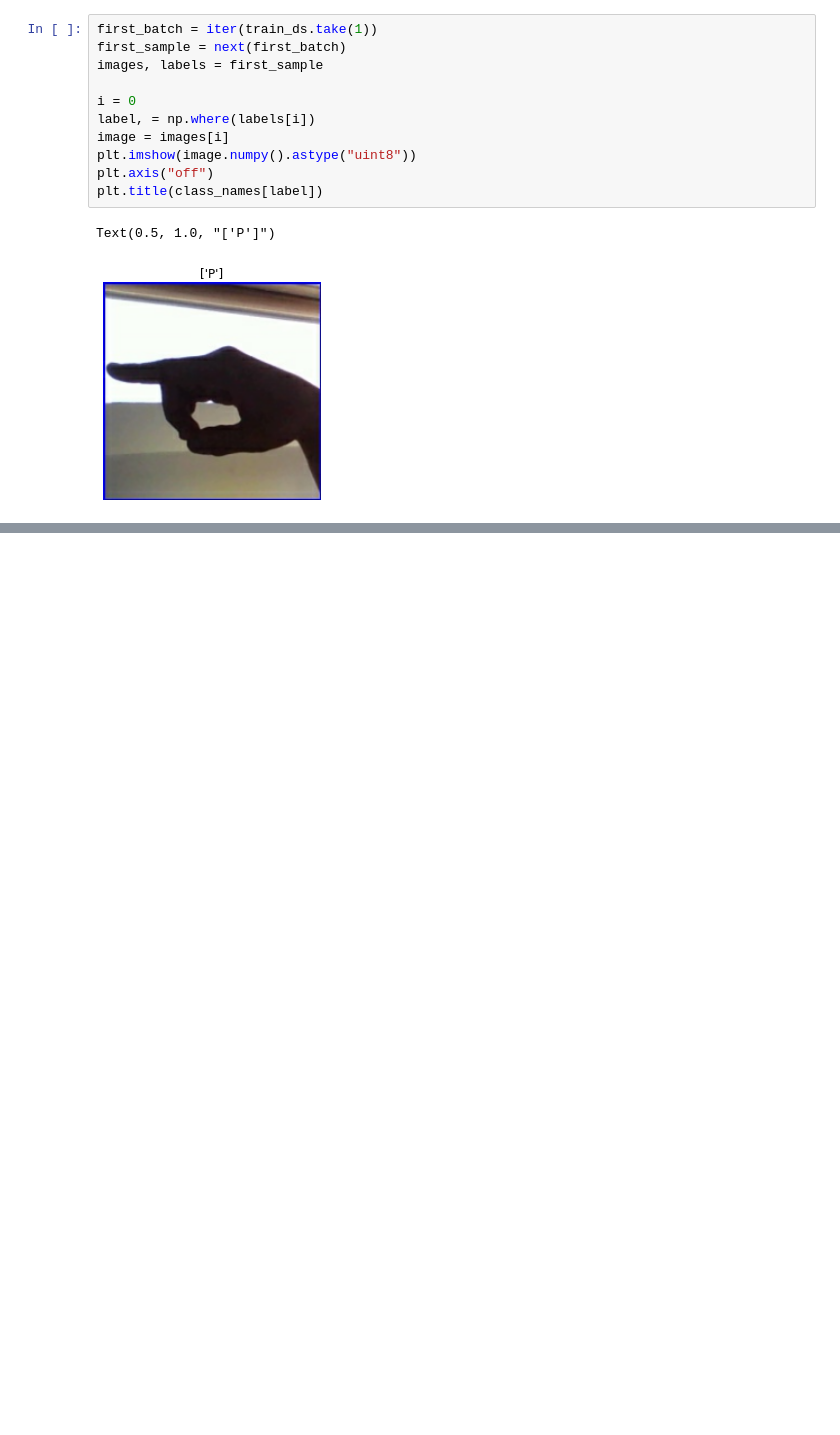
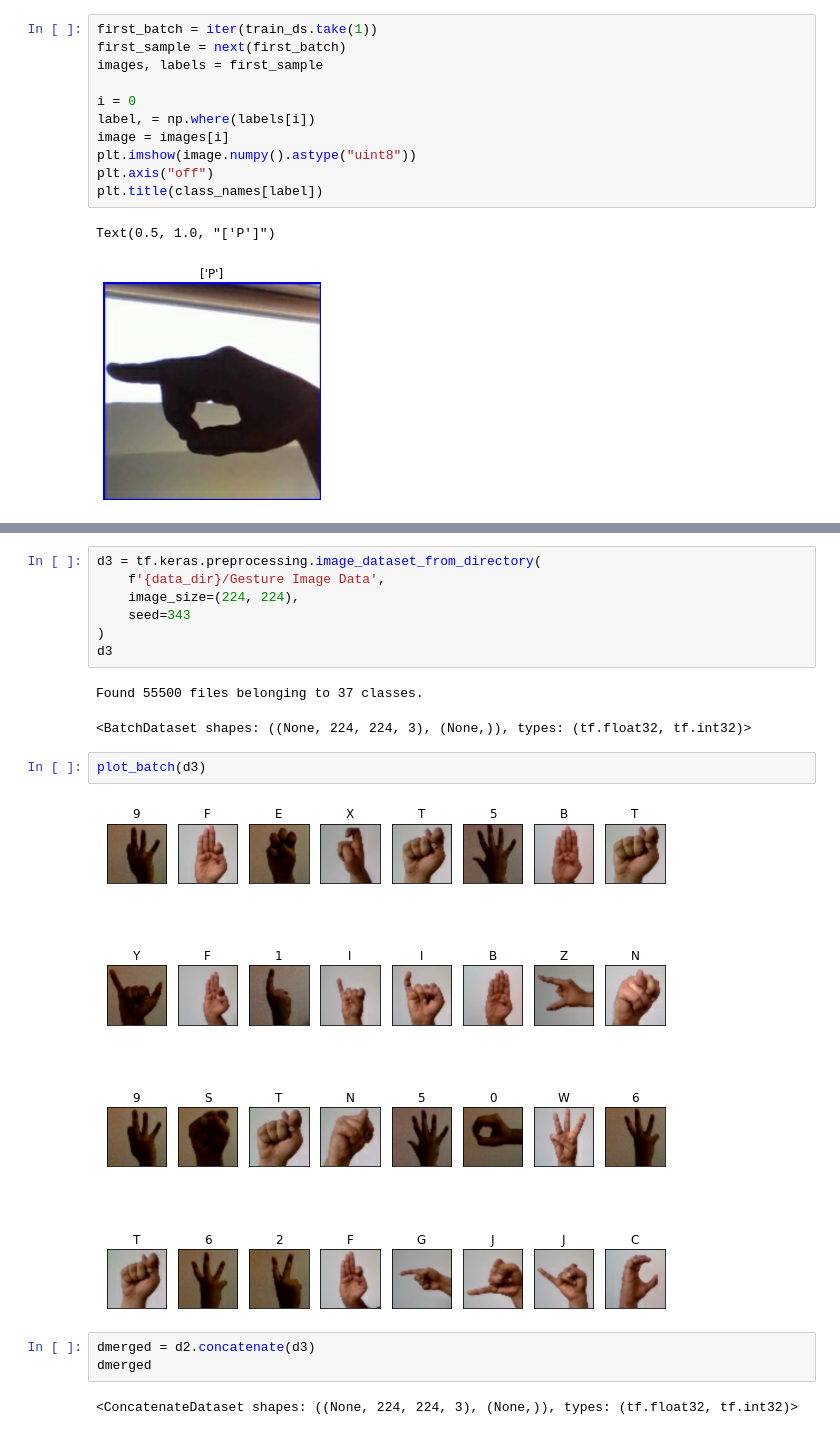
Before and after one commit to dunnkers/optimizers-sign-language, a Jupyter notebook: data-exploration.ipynb, the cells around one changed output, grey strips where cells are left out. Drawn from its saved outputs; the diff is of its cells as text; blank space fills up the shorter version.

```diff
--- a/data-exploration.ipynb
+++ b/data-exploration.ipynb
@@ -212,0 +186,19 @@ array(['black stork', 'letter opener', 'nematode', 'space shuttle',
+# %%
+d3 = tf.keras.preprocessing.image_dataset_from_directory(
+    f'{data_dir}/Gesture Image Data',
+    image_size=(224, 224),
+    seed=343
+)
+d3
+# %% [output]
+Found 55500 files belonging to 37 classes.
+<BatchDataset shapes: ((None, 224, 224, 3), (None,)), types: (tf.float32, tf.int32)>
+# %%
+plot_batch(d3)
+# %% [output]
+[figure, added]
+# %%
+dmerged = d2.concatenate(d3)
+dmerged
+# %% [output]
+<ConcatenateDataset shapes: ((None, 224, 224, 3), (None,)), types: (tf.float32, tf.int32)>
```
Also changed, not shown: parts of 20 cells of this notebook, 6 other files.
